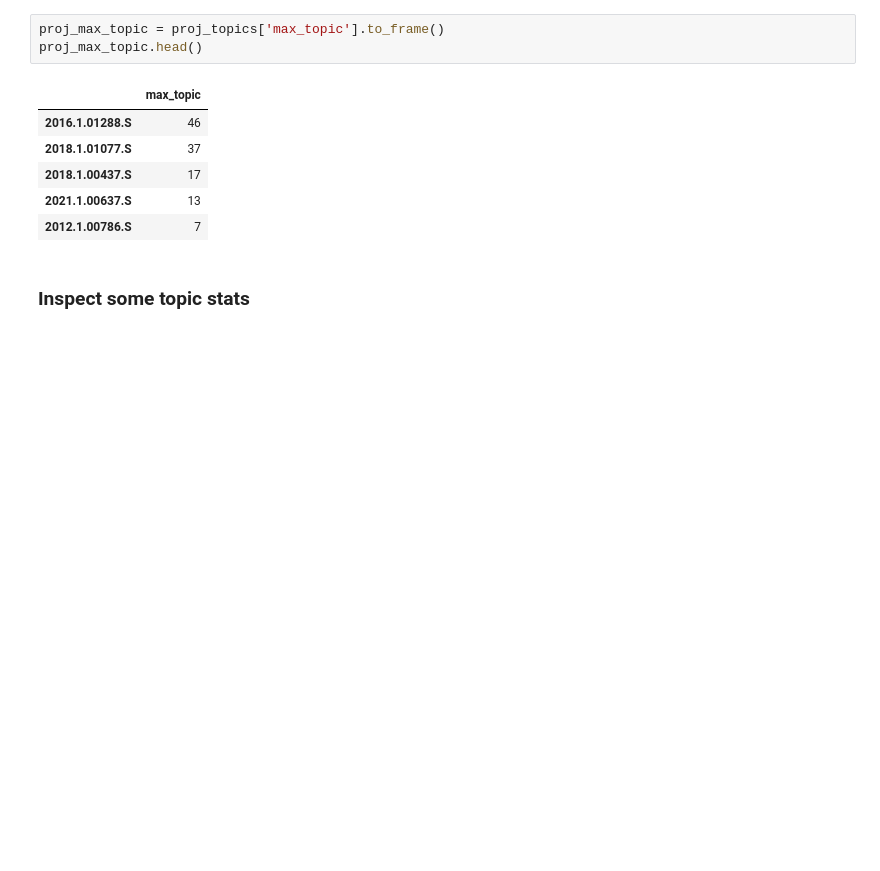
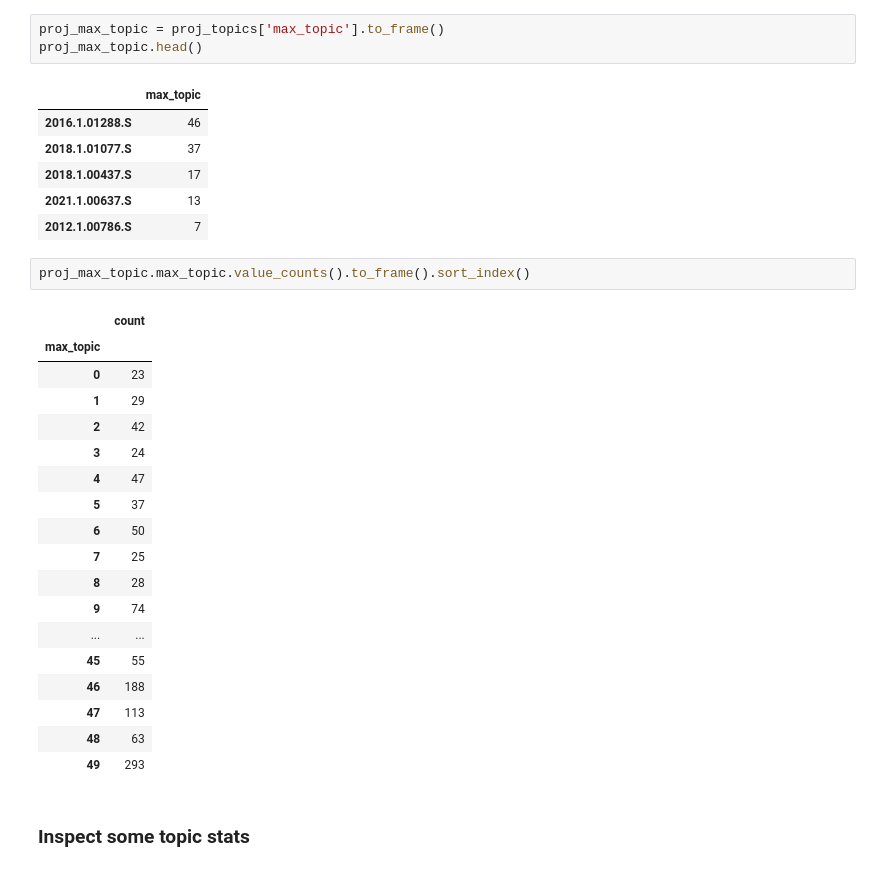
Before and after one commit to rlipps/NRAO_Capstone, a Jupyter notebook: model_notebooks/Full_Model_Updated_Data_Input.ipynb, the cells around one changed output. Saved outputs shown, nothing was run; the diff lists cells and outputs as text; blank space fills up the shorter version.

```diff
--- a/model_notebooks/Full_Model_Updated_Data_Input.ipynb
+++ b/model_notebooks/Full_Model_Updated_Data_Input.ipynb
@@ -236,6 +236,27 @@ proj_max_topic.head()
 | 2018.1.00437.S | 17 |
 | 2021.1.00637.S | 13 |
 | 2012.1.00786.S | 7 |
+# %%
+proj_max_topic.max_topic.value_counts().to_frame().sort_index()
+# %% [output]
+|  | count |
+| max_topic |  |
+| 0 | 23 |
+| 1 | 29 |
+| 2 | 42 |
+| 3 | 24 |
+| 4 | 47 |
+| 5 | 37 |
+| 6 | 50 |
+| 7 | 25 |
+| 8 | 28 |
+| 9 | 74 |
+| ... | ... |
+| 45 | 55 |
+| 46 | 188 |
+| 47 | 113 |
+| 48 | 63 |
+| 49 | 293 |
 # %% [markdown]
 ### Inspect some topic stats
 # %%
```
Also changed, not shown: parts of 6 cells of this notebook.
